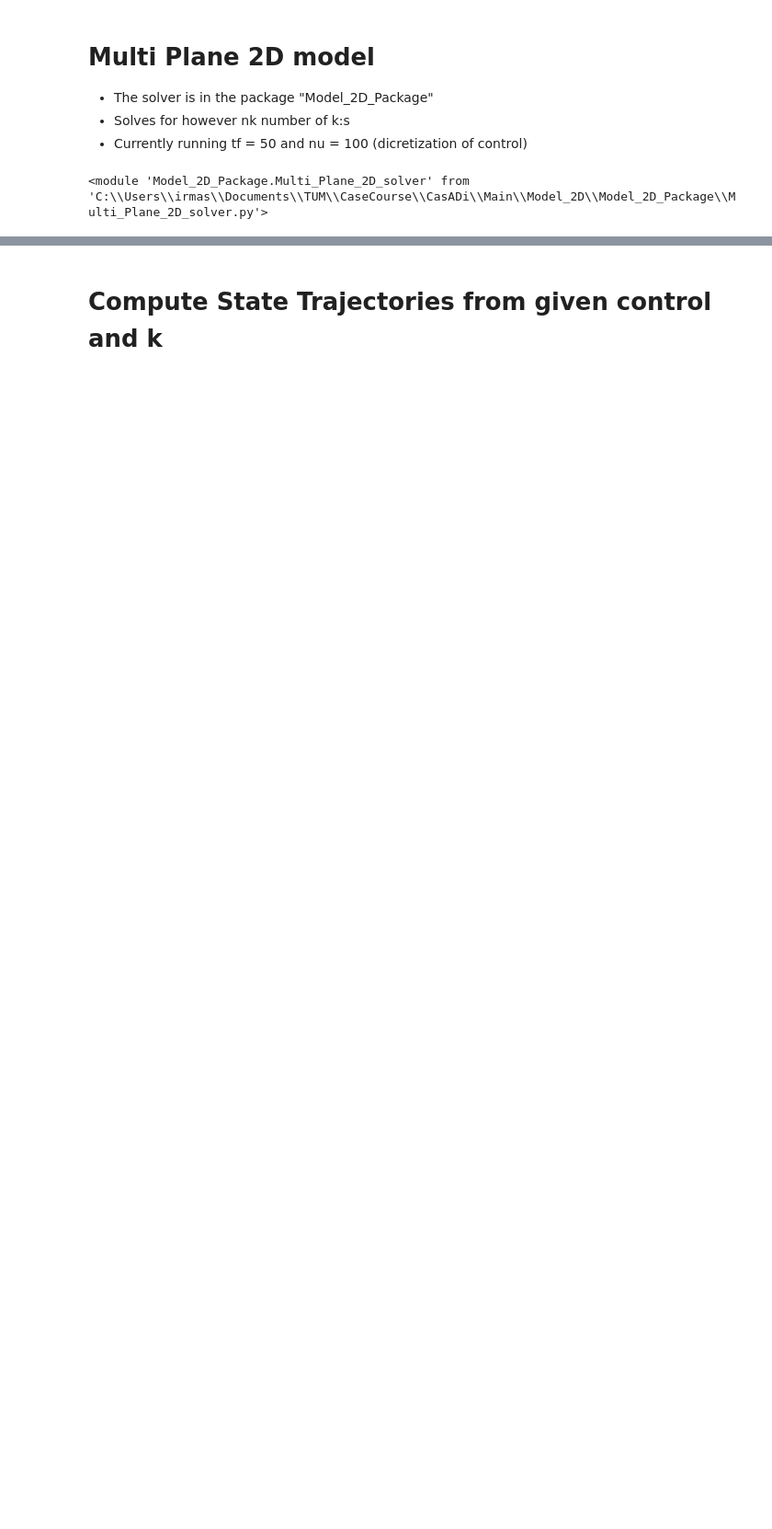
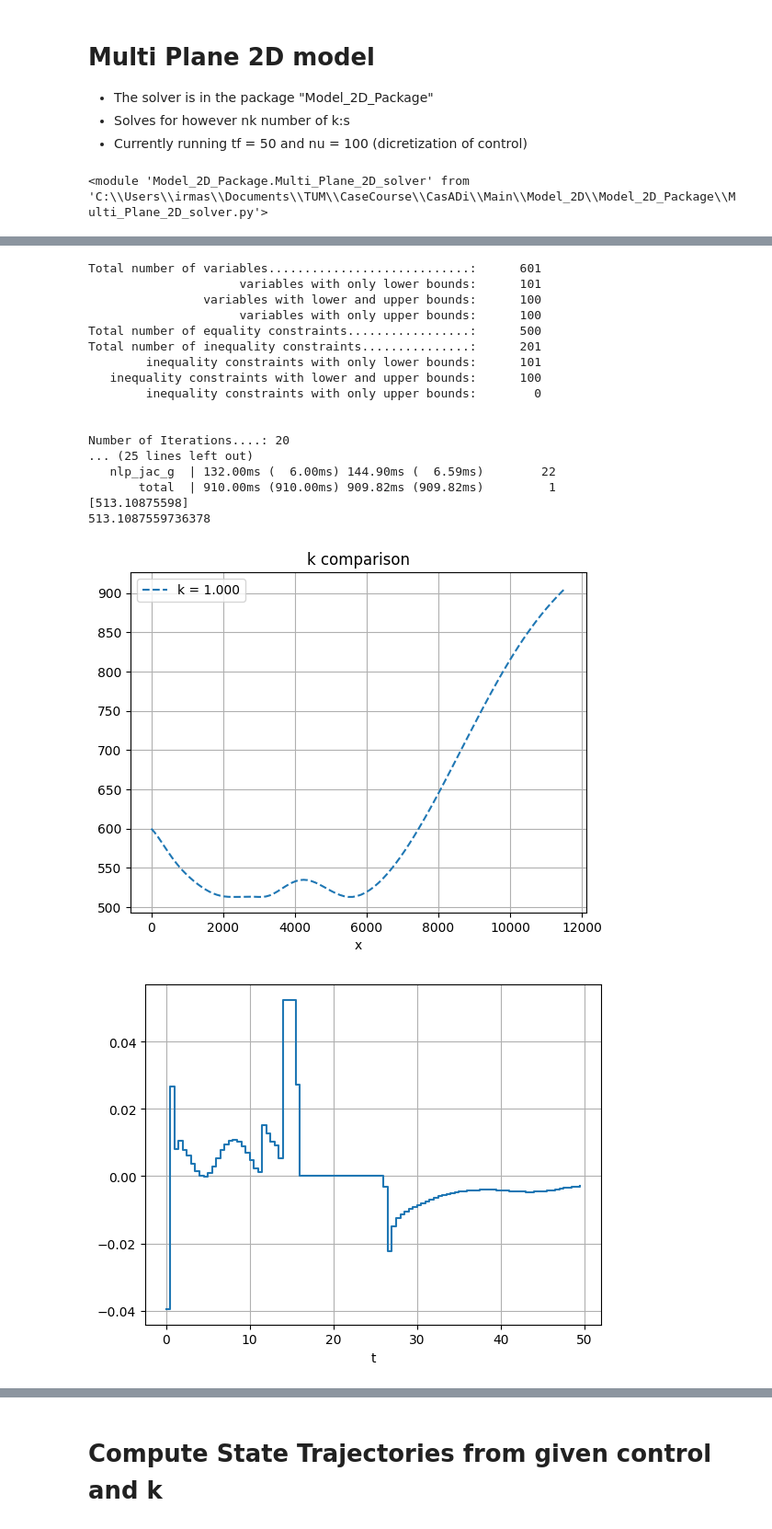
Before and after one commit to MrGoomb0/case_studies_s3, a Jupyter notebook: Model_2D/Multi_plane_2D_Model.ipynb, the cells around one changed output, grey strips where cells are left out. Shown: that part at 92% size. Drawn from its saved outputs; the diff is of its cells as text; code cells hidden in the pictures; blank space fills up the shorter version.

```diff
--- a/Model_2D/Multi_plane_2D_Model.ipynb
+++ b/Model_2D/Multi_plane_2D_Model.ipynb
@@ -19,3 +34,29 @@ importlib.reload(model)
+# %%
+k_values=[1]
+w_opt, J_opt = model.solve_ocp_multi_plane_min_h(k_values)
+# plot
+print(-J_opt)
+model.plot_multi_plane_2D(w_opt,k_values)
+# %% [output]
+Total number of variables............................:      601
+                     variables with only lower bounds:      101
+                variables with lower and upper bounds:      100
+                     variables with only upper bounds:      100
+Total number of equality constraints.................:      500
+Total number of inequality constraints...............:      201
+        inequality constraints with only lower bounds:      101
+   inequality constraints with lower and upper bounds:      100
+        inequality constraints with only upper bounds:        0
+
+
+Number of Iterations....: 20
+... (25 lines left out)
+   nlp_jac_g  | 132.00ms (  6.00ms) 144.90ms (  6.59ms)        22
+       total  | 910.00ms (910.00ms) 909.82ms (909.82ms)         1
+[513.10875598]
+513.1087559736378
+[figure, added]
+[figure, added]
 # %%
 k_values=[0.16893564,0.52770603,0.84582335,1.15417665,1.47229397,1.83106436]
 w_opt, J_opt = model.solve_ocp_multi_plane_min_h(k_values)
```
Also changed, not shown: parts of 13 cells of this notebook, 1 other file.
